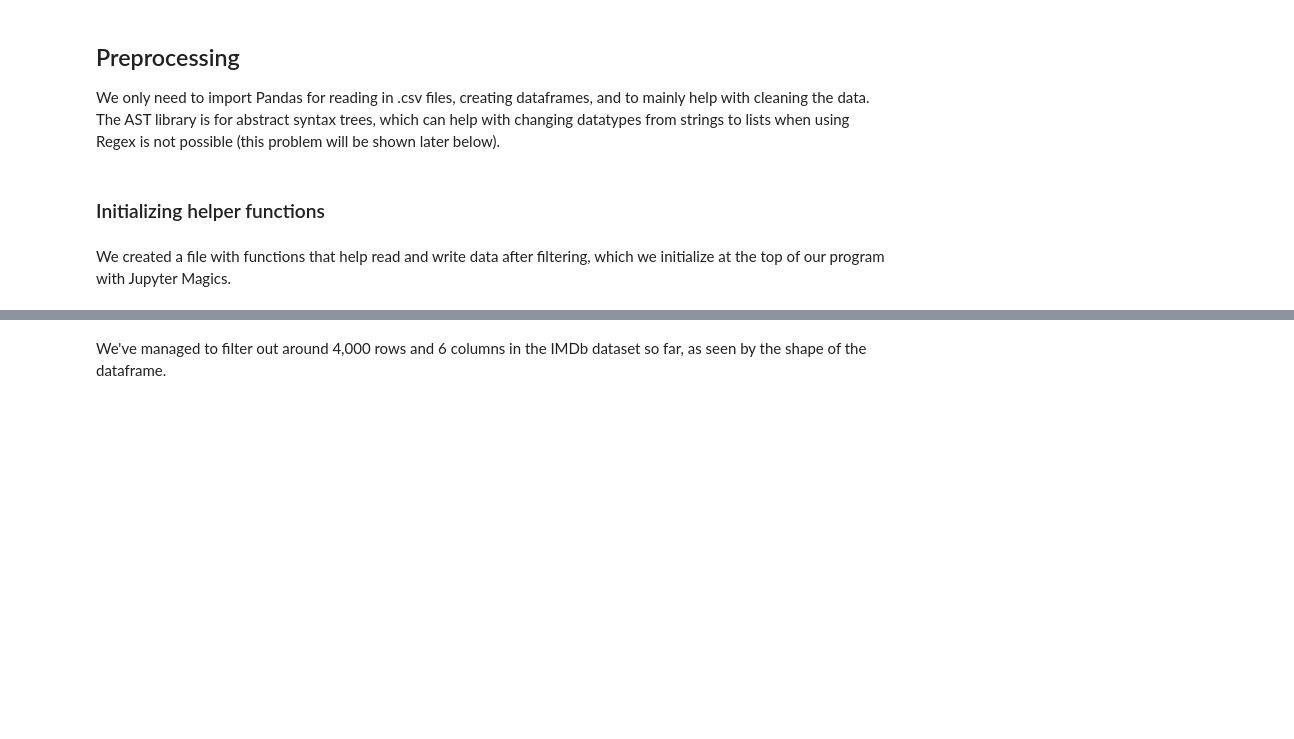
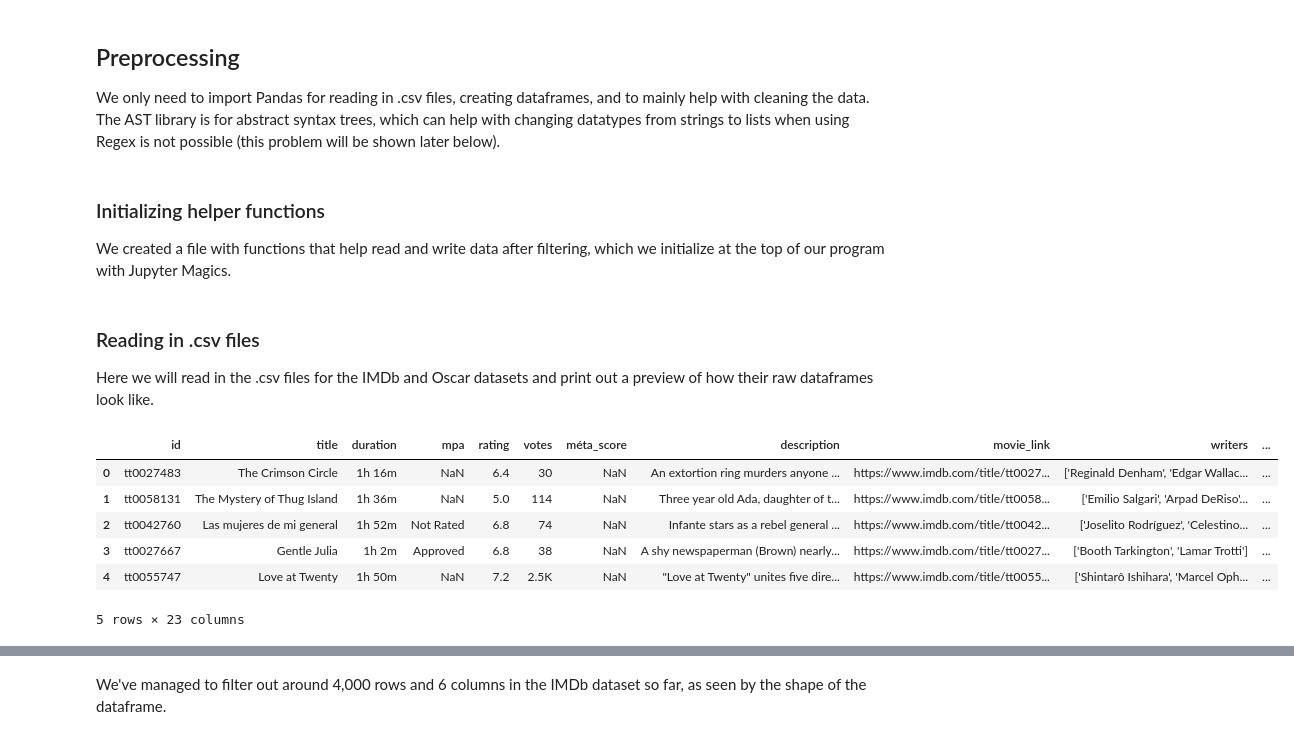
Before and after one commit to jad-bey/SIADS-593-Film-Awards-Data-Analysis, a Jupyter notebook: dataset.ipynb, the cells around one changed output, grey strips where cells are left out. Drawn from its saved outputs; the diff is of its cells as text; code cells hidden in the pictures; blank space fills up the shorter version.

```diff
--- a/dataset.ipynb
+++ b/dataset.ipynb
@@ -12,12 +11,22 @@ import pandas as pd
 import ast
 # %% [markdown]
 ### Initializing helper functions
+We created a file with functions that help read and write data after filtering, which we initialize at the top of our program with Jupyter Magics.
-# %% [markdown]
-We created a file with functions that help read and write data after filtering, which we initialize at the top of our program with Jupyter Magics.
 # %%
 %run helpers.ipynb
+# %% [markdown]
+### Reading in .csv files
+
+Here we will read in the .csv files for the IMDb and Oscar datasets and print out a preview of how their raw dataframes look like.
 # %%
-# read in imdb dataset
 raw_imdb_df = pd.read_csv("imdb_data/imdb_full_data.csv")
-raw_imdb_df.head(10)
+raw_imdb_df.head()
+# %% [output]
+|  | id | title | duration | mpa | rating | votes | méta_score | description | movie_link | writers | ... |
+| 0 | tt0027483 | The Crimson Circle | 1h 16m | NaN | 6.4 | 30 | NaN | An extortion ring murders anyone ... | https://www.imdb.com/title/tt0027... | ['Reginald Denham', 'Edgar Wallac... | ... |
+| 1 | tt0058131 | The Mystery of Thug Island | 1h 36m | NaN | 5.0 | 114 | NaN | Three year old Ada, daughter of t... | https://www.imdb.com/title/tt0058... | ['Emilio Salgari', 'Arpad DeRiso'... | ... |
+| 2 | tt0042760 | Las mujeres de mi general | 1h 52m | Not Rated | 6.8 | 74 | NaN | Infante stars as a rebel general ... | https://www.imdb.com/title/tt0042... | ['Joselito Rodríguez', 'Celestino... | ... |
+| 3 | tt0027667 | Gentle Julia | 1h 2m | Approved | 6.8 | 38 | NaN | A shy newspaperman (Brown) nearly... | https://www.imdb.com/title/tt0027... | ['Booth Tarkington', 'Lamar Trotti'] | ... |
+| 4 | tt0055747 | Love at Twenty | 1h 50m | NaN | 7.2 | 2.5K | NaN | "Love at Twenty" unites five dire... | https://www.imdb.com/title/tt0055... | ['Shintarô Ishihara', 'Marcel Oph... | ... |
+5 rows × 23 columns
 # %%
```
Also changed, not shown: parts of 12 cells of this notebook, 10 other files.
